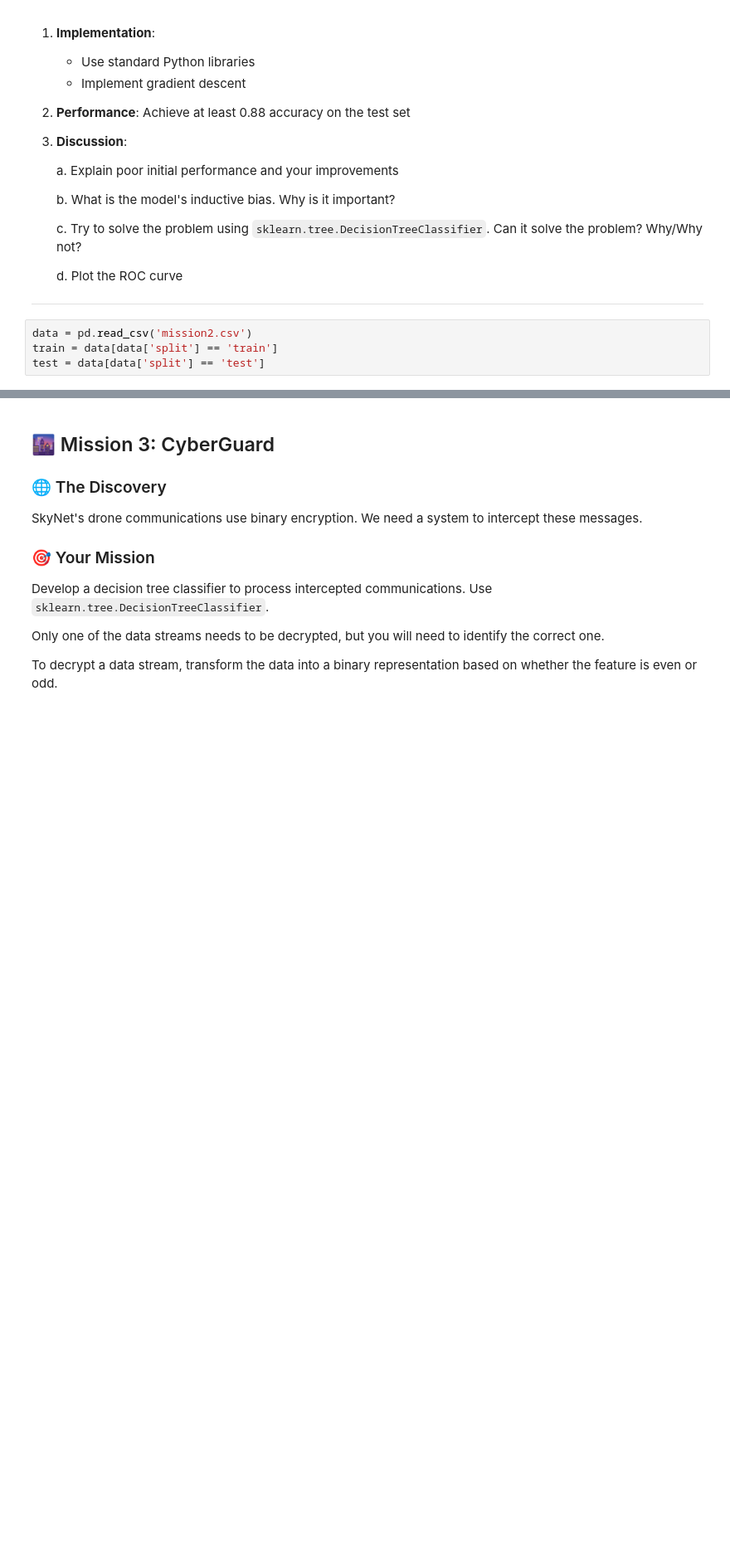
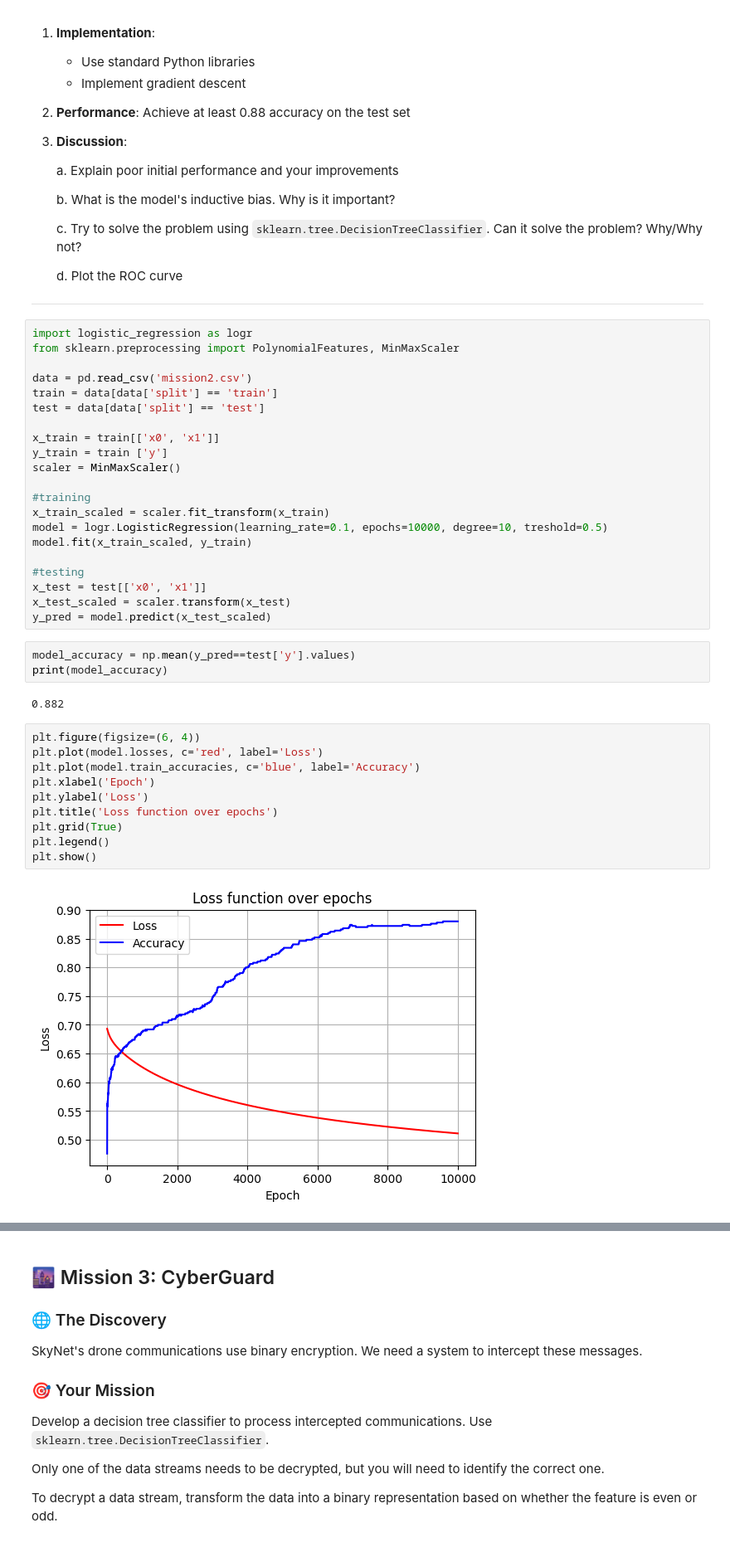
Before and after one commit to leewberg/TDT4172, a Jupyter notebook: Assignment1/Chapter_1.ipynb, the cells around one changed output, grey strips where cells are left out. Shown: that part at 83% size. Cells and saved outputs as stored; diff of their text form; blank space fills up the shorter version.

Commit message:
parts of mission 2 finished. missing: discussion

```diff
--- a/Assignment1/Chapter_1.ipynb
+++ b/Assignment1/Chapter_1.ipynb
@@ -146,7 +146,41 @@ We've intercepted two types of signals that may determine SkyNet's next moves.
    d. Plot the ROC curve
 
 ---
-# %%
-data = pd.read_csv('mission2.csv')
-train = data[data['split'] == 'train']
-test = data[data['split'] == 'test']
+# %%
+import logistic_regression as logr
+from sklearn.preprocessing import PolynomialFeatures, MinMaxScaler
+
+data = pd.read_csv('mission2.csv')
+train = data[data['split'] == 'train']
+test = data[data['split'] == 'test']
+
+x_train = train[['x0', 'x1']]
+y_train = train ['y']
+scaler = MinMaxScaler()
+
+#training
+x_train_scaled = scaler.fit_transform(x_train)
+model = logr.LogisticRegression(learning_rate=0.1, epochs=10000, degree=10, treshold=0.5)
+model.fit(x_train_scaled, y_train)
+
+#testing
+x_test = test[['x0', 'x1']]
+x_test_scaled = scaler.transform(x_test)
+y_pred = model.predict(x_test_scaled)
+# %%
+model_accuracy = np.mean(y_pred==test['y'].values)
+print(model_accuracy)
+# %% [output]
+0.882
+# %%
+plt.figure(figsize=(6, 4))
+plt.plot(model.losses, c='red', label='Loss')
+plt.plot(model.train_accuracies, c='blue', label='Accuracy')
+plt.xlabel('Epoch')
+plt.ylabel('Loss')
+plt.title('Loss function over epochs')
+plt.grid(True)
+plt.legend()
+plt.show()
+# %% [output]
+[figure, added]
```
Also changed, not shown: parts of 1 cell of this notebook, 2 other files.
